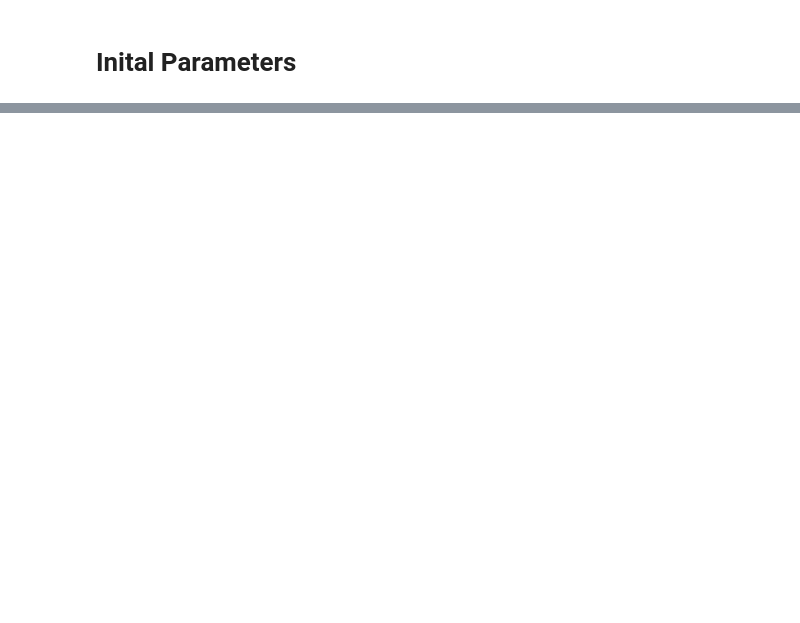
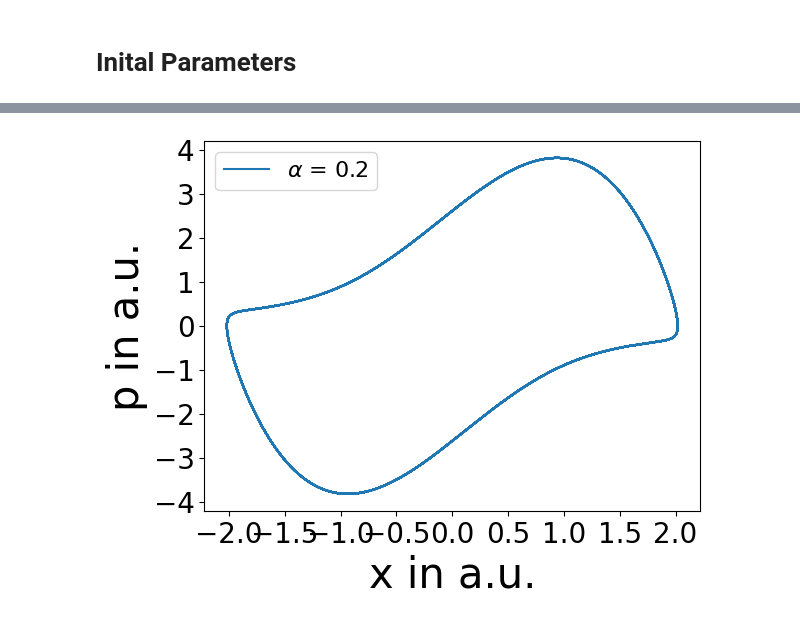
Before and after one commit to huyenanh-nguyen/daniel_model, a Jupyter notebook: ODE/hysterese.ipynb, the cells around one changed output, grey strips where cells are left out. Cells and saved outputs as stored; diff of their text form; code cells hidden in the pictures; blank space fills up the shorter version.

```diff
--- a/ODE/hysterese.ipynb
+++ b/ODE/hysterese.ipynb
@@ -73,0 +80,18 @@ plt.show()
+# %%
+
+for j in np.arange(0.2, 0.3, 0.1):
+    sol = OnesidedCoupling(par0, t, keep, k, mu, gamma, j, beta).duffvdpsolver()
+    par0 = sol[-1]
+    xsol = sol[-keep:, 0]
+    psol = sol[-keep:, 2]
+
+
+    plt.plot(xsol,psol, label = "$\\alpha$ = " + str(round(j, 2)))
+plt.xlabel("x in a.u.",fontsize = 30)
+plt.ylabel("p in a.u.",fontsize = 30)
+plt.legend(fontsize = 16)
+plt.xticks(fontsize = 20)
+plt.yticks(fontsize = 20)
+plt.show()
+# %% [output]
+[figure, added]
```
Also changed, not shown: parts of 20 cells of this notebook, 4 other files.
